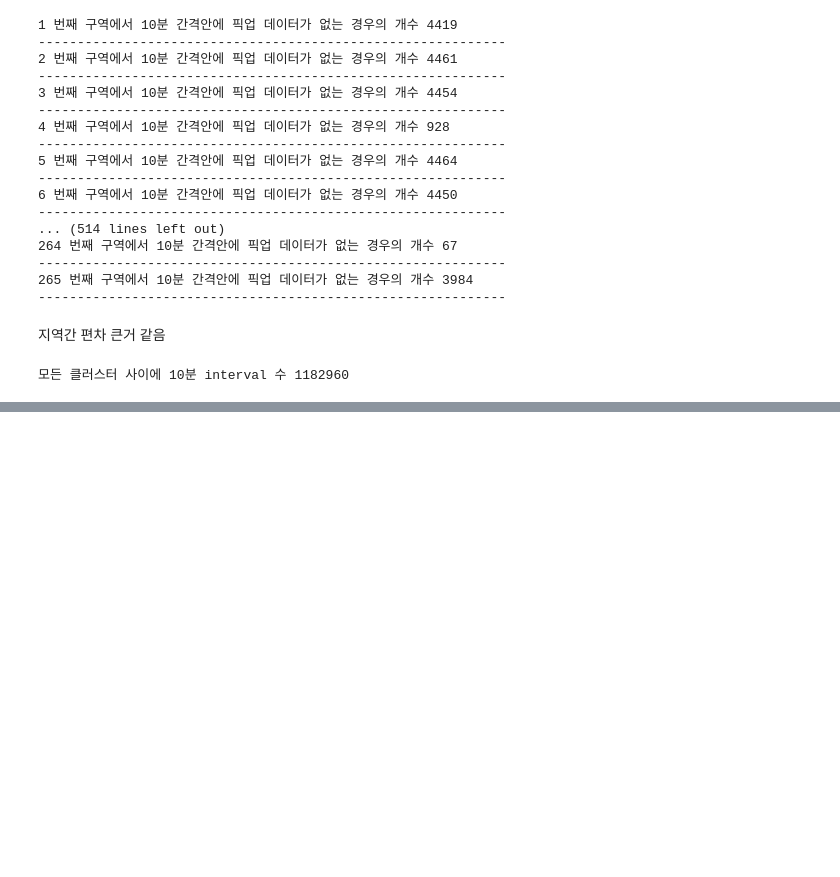
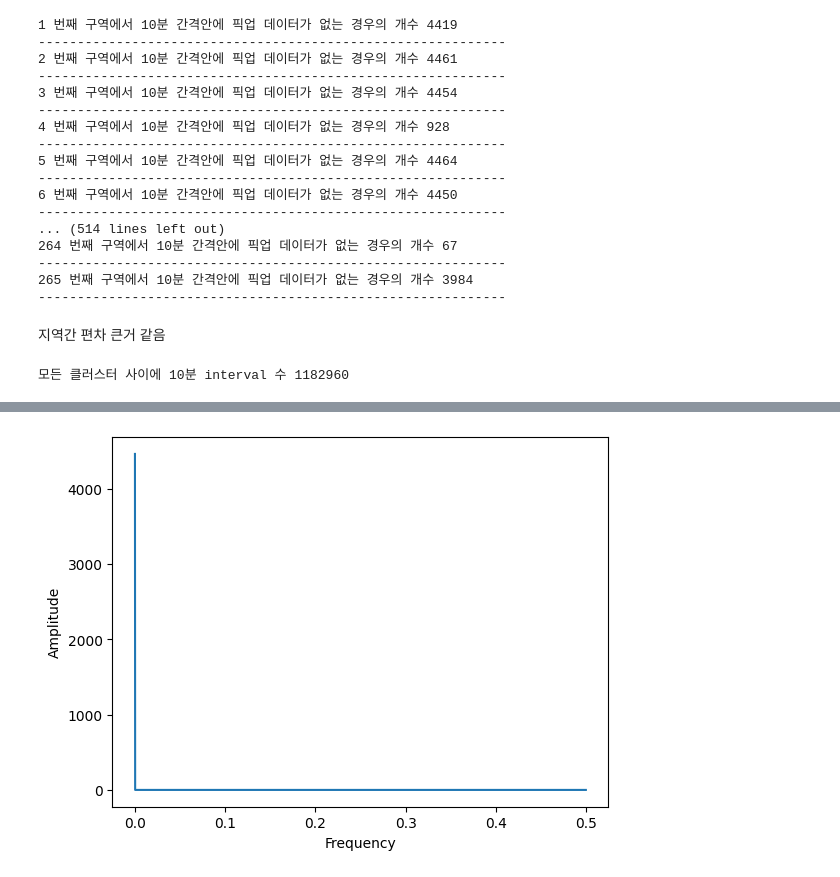
Before and after one commit to SoftwareApplicatiokn/newyork_taxi, a Jupyter notebook: read_file.ipynb, the cells around one changed output, grey strips where cells are left out. Cells and saved outputs as stored; diff of their text form; code cells hidden in the pictures; blank space fills up the shorter version.

```diff
--- a/read_file.ipynb
+++ b/read_file.ipynb
@@ -929,0 +979,13 @@ plt.show()
+# %%
+# 주파수 분석 -> 뭔지 모르겠음
+Y = np.fft.fft(np.array(jan_2019_smooth)[0:4460])
+
+freq = np.fft.fftfreq(4460, 1)
+n = len(freq)
+plt.figure()
+plt.plot(freq[:int(n/2)], np.abs(Y)[:int(n/2)])
+plt.xlabel("Frequency")
+plt.ylabel("Amplitude")
+plt.show()
+# %% [output]
+[figure, added]
```
Also changed, not shown: parts of 17 cells of this notebook.
